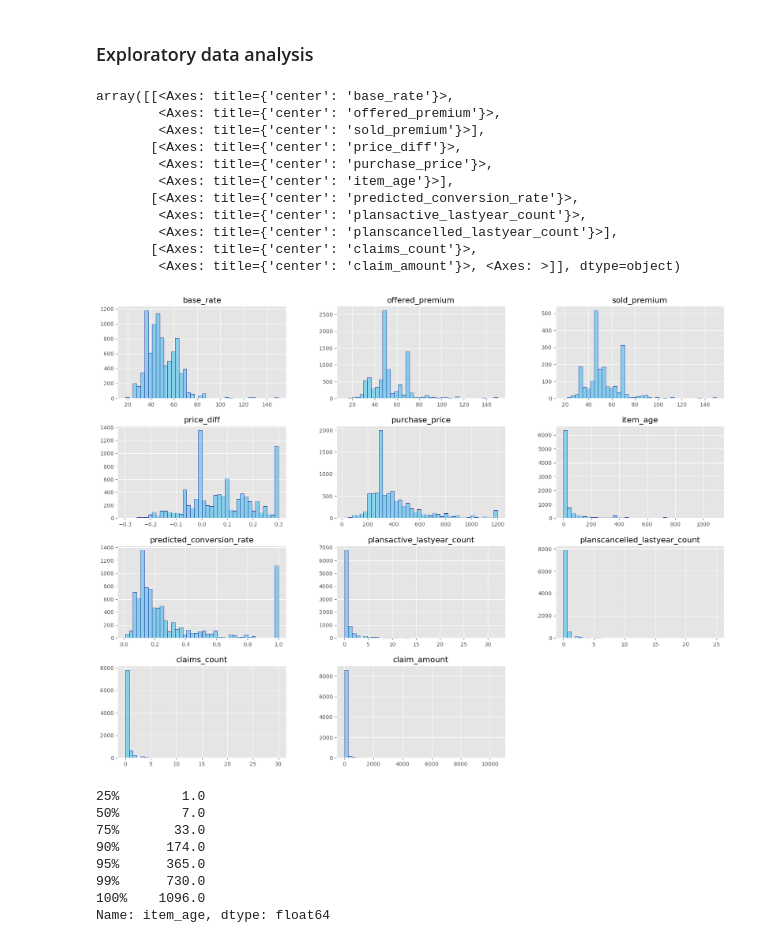
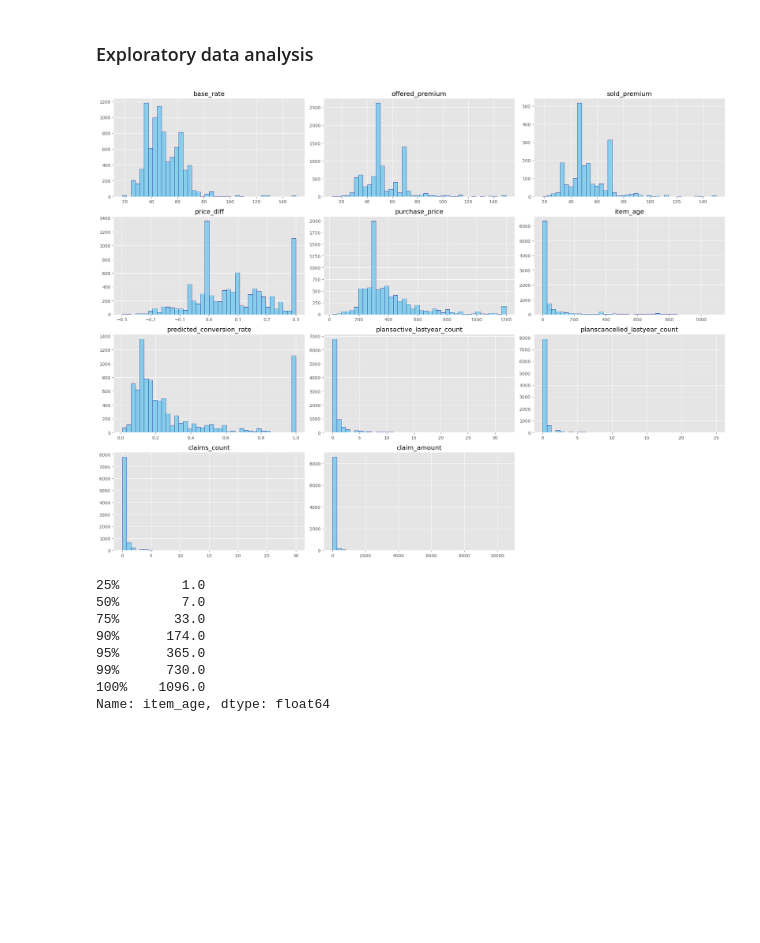
Before and after one commit to matin-zarei/DG-assessment, a Jupyter notebook: Main.ipynb, the cells around one changed output. Cells and saved outputs as stored; diff of their text form; code cells hidden in the pictures; blank space fills up the shorter version.

```diff
--- a/Main.ipynb
+++ b/Main.ipynb
@@ -405,20 +410,10 @@ Text(0.5, 1.0, 'Comparison of Original vs Imputed Claim Amounts')
 # %%
 # numerical columns visualization
 num_cols = ['base_rate', 'offered_premium', 'sold_premium', 'price_diff', 'purchase_price', 'item_age','predicted_conversion_rate','plansactive_lastyear_count','planscancelled_lastyear_count','claims_count','claim_amount']
 df[num_cols].hist(bins=40, figsize=(20,15),color='skyblue', edgecolor='navy')
+plt.tight_layout()
 # %% [output]
-array([[<Axes: title={'center': 'base_rate'}>,
-        <Axes: title={'center': 'offered_premium'}>,
-        <Axes: title={'center': 'sold_premium'}>],
-       [<Axes: title={'center': 'price_diff'}>,
-        <Axes: title={'center': 'purchase_price'}>,
-        <Axes: title={'center': 'item_age'}>],
-       [<Axes: title={'center': 'predicted_conversion_rate'}>,
-        <Axes: title={'center': 'plansactive_lastyear_count'}>,
-        <Axes: title={'center': 'planscancelled_lastyear_count'}>],
-       [<Axes: title={'center': 'claims_count'}>,
-        <Axes: title={'center': 'claim_amount'}>, <Axes: >]], dtype=object)
-[figure, old version]
+[figure, new version]
 # %%
 # age column percentiles
 percentiles = [0.25, 0.5,  0.75, 0.90, 0.95, 0.99, 1.0]
```
Also changed, not shown: parts of 34 cells of this notebook.
